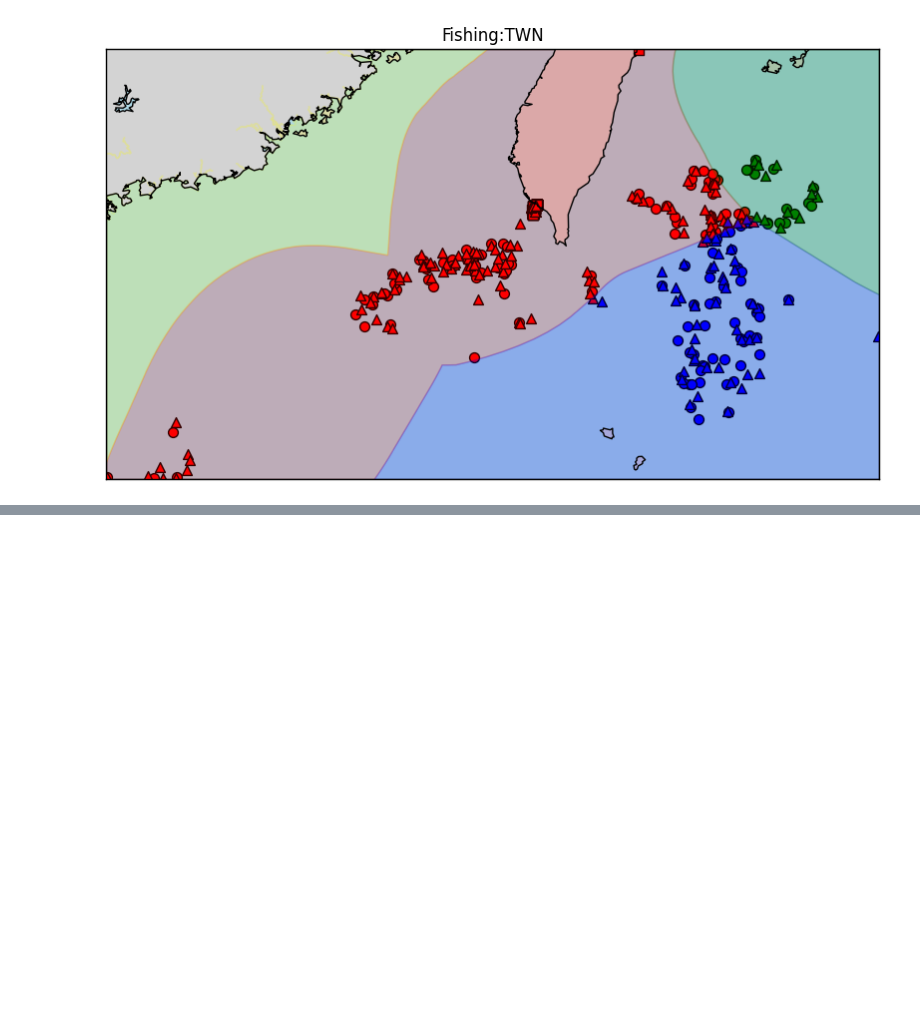
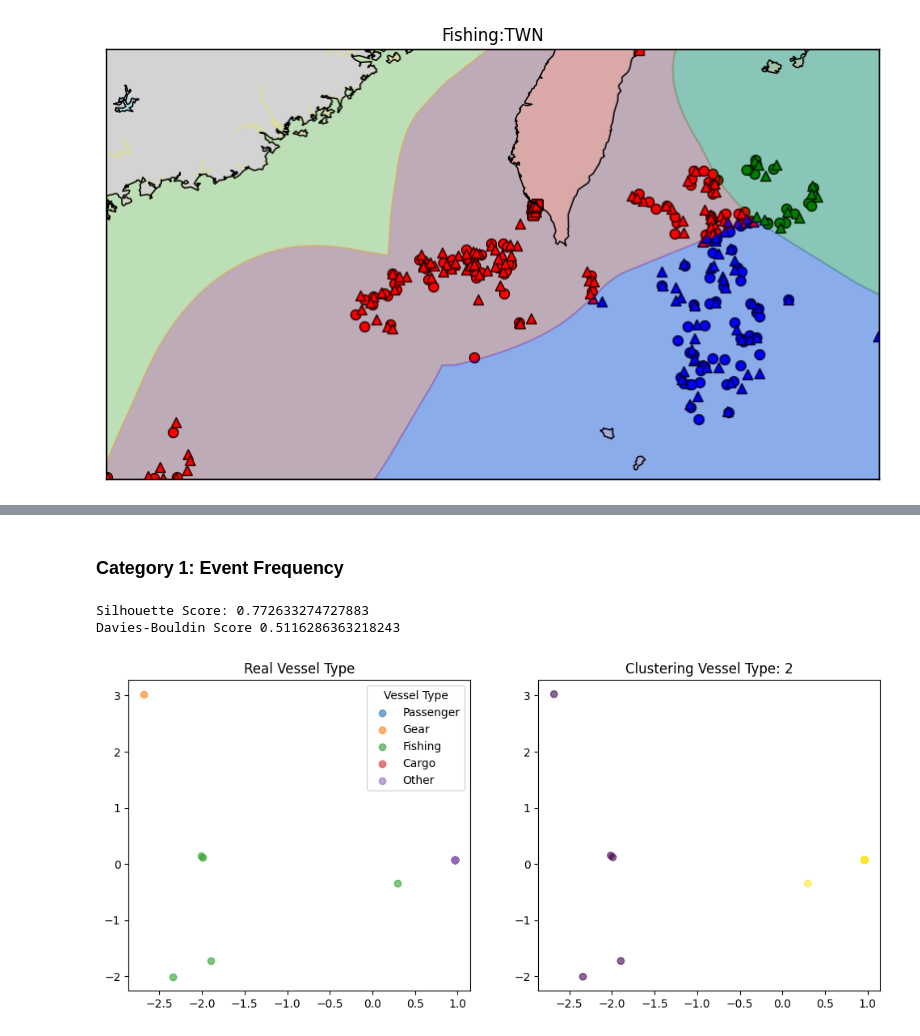
Before and after one commit to csian98/isi-knowledge-graph-analysis, a Jupyter notebook: notebook/Sian_LLM_260305.ipynb, the cells around one changed output, grey strips where cells are left out. Drawn from its saved outputs; the diff is of its cells as text; code cells hidden in the pictures; blank space fills up the shorter version.

```diff
--- a/notebook/Sian_LLM_260305.ipynb
+++ b/notebook/Sian_LLM_260305.ipynb
@@ -288,0 +298,9 @@ vessel_event_plot_with_geometry(vessels[6])
+# %%
+def vessel_info(vessel: str):
+    vdf = df[df["node1"] == vessel]
+
+    vflag = vdf[vdf["label"] == "Flag"].node2.values[0]
+    vtype_id = vdf[vdf["label"] == "VesselTypeId"].node2.values[0]
+    vtype = df[(df["node1"] == vtype_id) & (df["label"] == "TypeName")].node2.values[0]
+
+    return vflag, vtype
@@ -289,13 +358,34 @@ vessel_event_plot_with_geometry(vessels[6])
+# %% [markdown]
+### Category 1: Event Frequency
 # %%
-def event_ratio(vessel: str):
-    counter = {"PortVisitEvent": 0,
-               "LoiteringEvent": 0,
-               "FishingEvent": 0}
+EVENT_TYPES = ["PortVisitEvent", "LoiteringEvent", "FishingEvent"]
 
-    events = df[(df["label"] == "HasParticipant") &
+def vessel_event_feature_engineering_1(vessel: str) -> List:
+    # Event Ratios(3), MeanEvent Duration(3), temporal behavior(3), spatial behavior(3)
+    def count_event(vessel: str):
+        counter = {event_type:0 for event_type in EVENT_TYPES}
+
+        events = df[(df["label"] == "HasParticipant") &
                 (df["node2"] == vessel)].node1.values
+        events = list(map(lambda x: x.split('_')[0], events))
+        for event in events:
+            counter[event] += 1
+
+        return counter
+
+    counter = count_event(vessel)
+    n_event = sum(counter.values())
+    ratio = [counter[event_type] / n_event for event_type in EVENT_TYPES]
+
+    return ratio
 # %%
-def vessel_info(vessel: str):
-    vdf = df[df["node1"] == vessel]
-    y = df[(df["node1"] == vessel) &
-           (df["label"] == "TypeName")].node2.values[0]
+n_clusters=2
+X = generate_feature(vessels, vessel_event_feature_engineering_1)
+y_pred = clustering(X, n_clusters=n_clusters)
+
+metrics(X, y_pred)
+pca2d_plot(X, y, y_pred, n_clusters)
+# %% [output]
+Silhouette Score: 0.772633274727883
+Davies-Bouldin Score 0.5116286363218243
+[figure, added]
```
Also changed, not shown: parts of 25 cells of this notebook, 6 other files.
